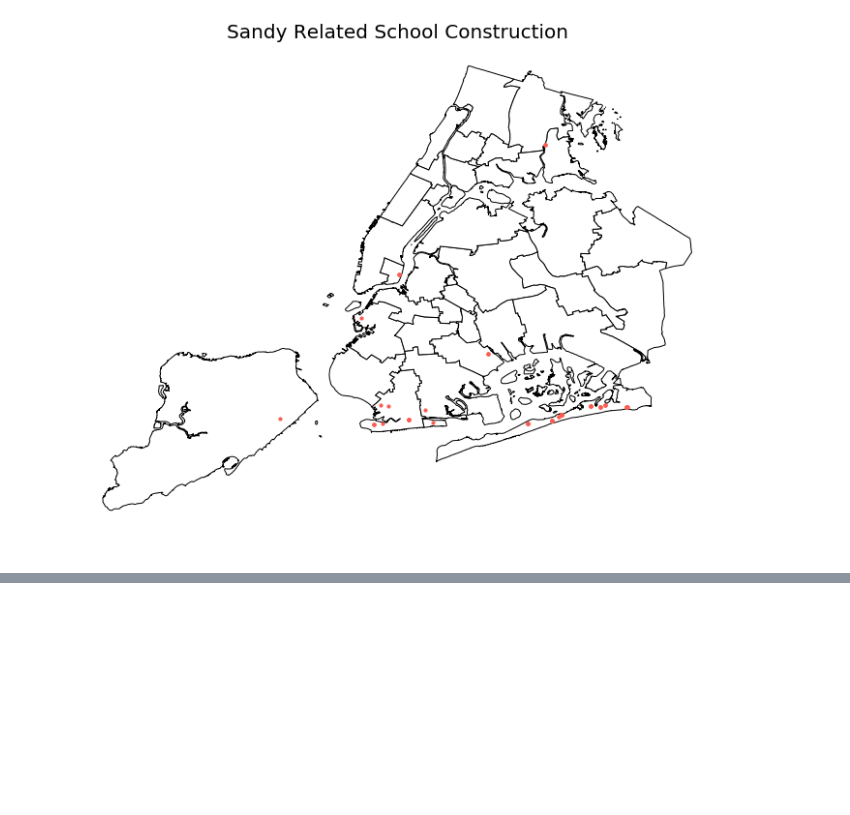
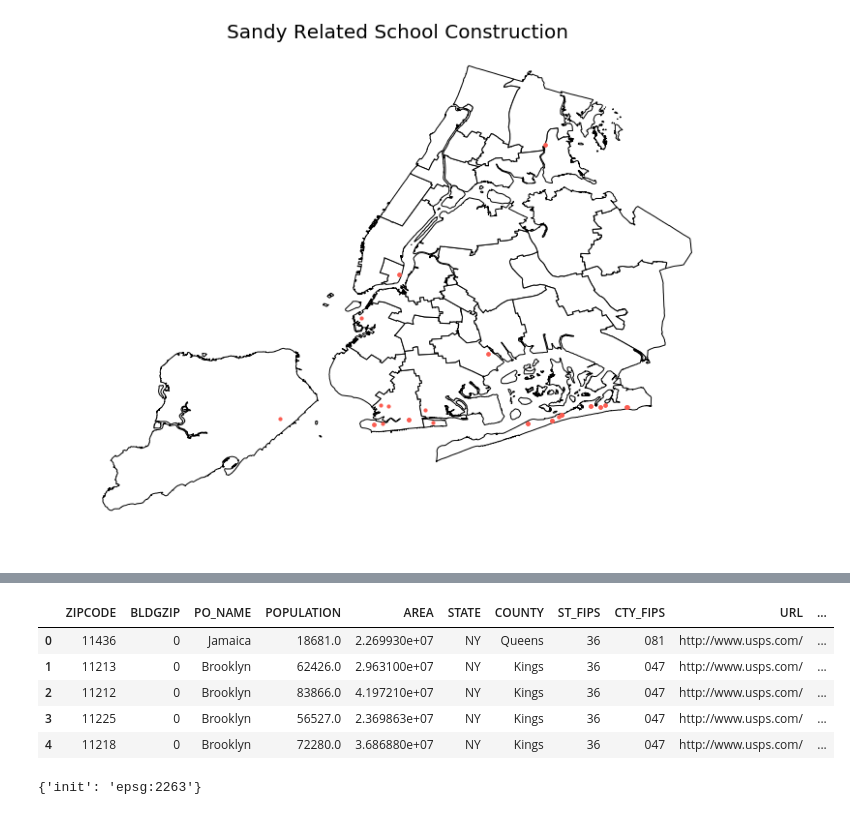
Before and after one commit to tharma3/data_school, a Jupyter notebook: Data_School_7_Geopandas.ipynb, the cells around one changed output, grey strips where cells are left out. Saved outputs shown, nothing was run; the diff lists cells and outputs as text; code cells hidden in the pictures; blank space fills up the shorter version.

```diff
--- a/Data_School_7_Geopandas.ipynb
+++ b/Data_School_7_Geopandas.ipynb
@@ -164,0 +275,20 @@ act
+# %%
+#https://data.cityofnewyork.us/Business/Zip-Code-Boundaries/i8iw-xf4u
+#read in zipcode shapefile from NYC open data
+
+url ='https://data.cityofnewyork.us/download/i8iw-xf4u/application%2Fzip'
+
+zips = gp.GeoDataFrame.from_file(url)
+
+zips.head()
+# %% [output]
+|  | ZIPCODE | BLDGZIP | PO_NAME | POPULATION | AREA | STATE | COUNTY | ST_FIPS | CTY_FIPS | URL | ... |
+| 0 | 11436 | 0 | Jamaica | 18681.0 | 2.269930e+07 | NY | Queens | 36 | 081 | http://www.usps.com/ | ... |
+| 1 | 11213 | 0 | Brooklyn | 62426.0 | 2.963100e+07 | NY | Kings | 36 | 047 | http://www.usps.com/ | ... |
+| 2 | 11212 | 0 | Brooklyn | 83866.0 | 4.197210e+07 | NY | Kings | 36 | 047 | http://www.usps.com/ | ... |
+| 3 | 11225 | 0 | Brooklyn | 56527.0 | 2.369863e+07 | NY | Kings | 36 | 047 | http://www.usps.com/ | ... |
+| 4 | 11218 | 0 | Brooklyn | 72280.0 | 3.686880e+07 | NY | Kings | 36 | 047 | http://www.usps.com/ | ... |
+# %%
+zips.crs
+# %% [output]
+{'init': 'epsg:2263'}
```
Also changed, not shown: parts of 31 cells of this notebook.
